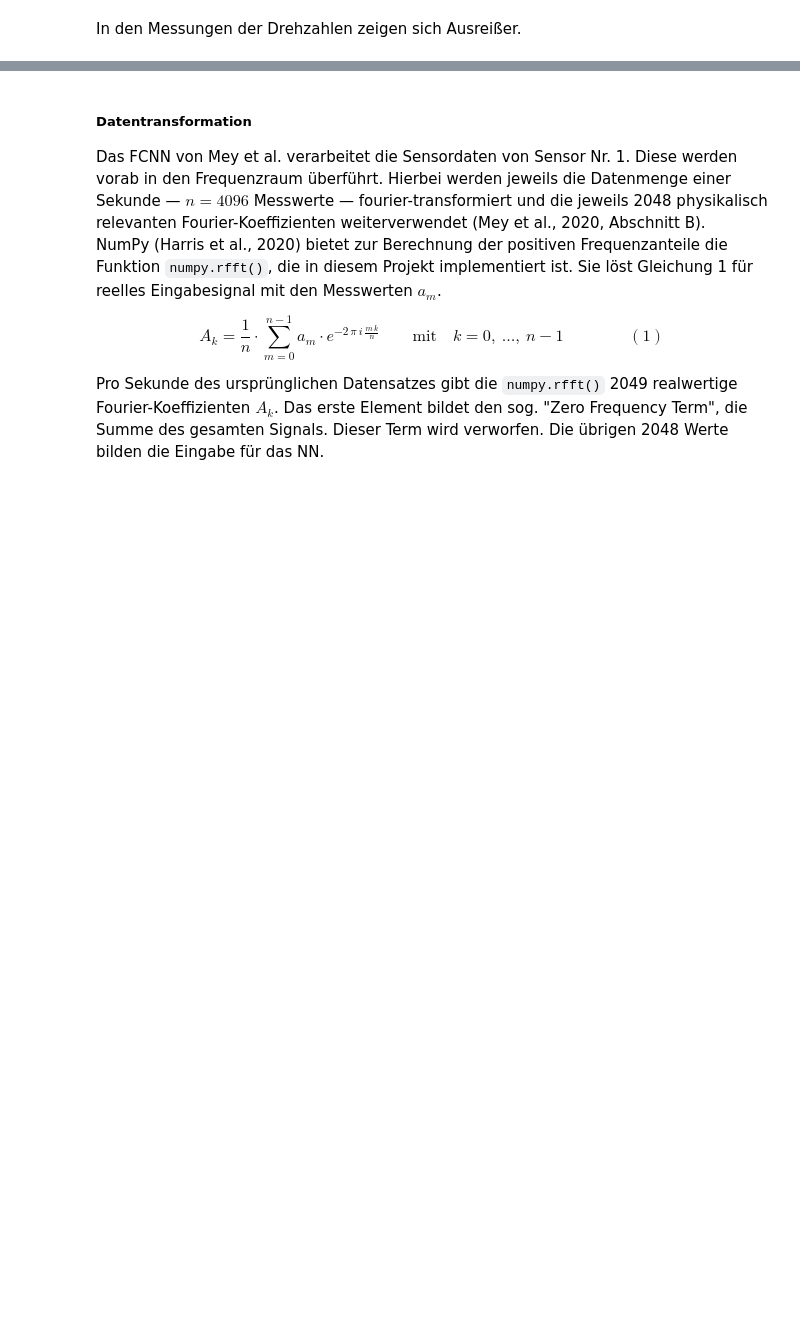
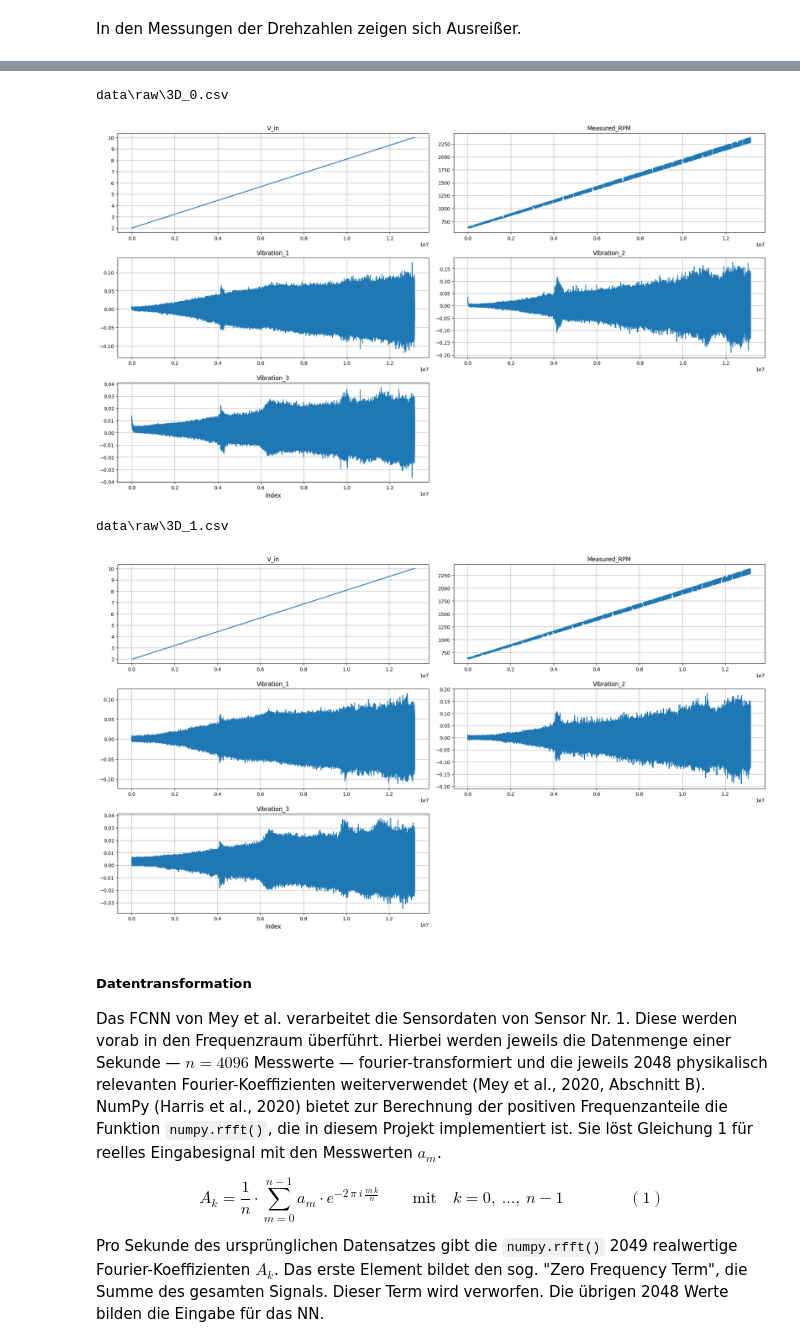
Before and after one commit to ninakuhlen/ai-gear-fault-detection, a Jupyter notebook: notebooks/fft_net_preprocessing.ipynb, the cells around one changed output, grey strips where cells are left out. Saved outputs shown, nothing was run; the diff lists cells and outputs as text; code cells hidden in the pictures; blank space fills up the shorter version.

Commit message:
added linear regression outlier removal

```diff
--- a/notebooks/fft_net_preprocessing.ipynb
+++ b/notebooks/fft_net_preprocessing.ipynb
@@ -109,7 +113,7 @@ if not TESTING:
             dataframe=dataset,
             threshold=0,
             column="V_in",
-            mode="le",
+            mode="eq",
             copy=False,
             reset_index=False,
         )
@@ -123,7 +127,7 @@ else:
         dataframe=test,
         threshold=0,
         column="V_in",
-        mode="le",
+        mode="eq",
         copy=False,
         reset_index=False,
     )
@@ -183,0 +194,25 @@ else:
+# %%
+if not TESTING:
+
+    for index, dataset in enumerate(measurement_cycles):
+        # calculate fft frequencies and magnitudes alongside the median rpms
+        clean_data = pre.clean_outliers(
+            dataframe=dataset,
+            column_name="Measured_RPM",
+            window_size=None,
+            std_multiplier=2,
+            discard=True,
+        )
+        measurement_cycles[index] = clean_data
+
+else:
+
+    for index, dataset in enumerate(test_measurement_cycles):
+        clean_data = pre.clean_outliers(
+            dataframe=dataset,
+            column_name="Measured_RPM",
+            window_size=None,
+            std_multiplier=3,
+            discard=True,
+        )
+        test_measurement_cycles[index] = clean_data
@@ -184,3 +228,24 @@ else:
+# %%
+if SHOW:
+    if not TESTING:
+
+        # visualize one random dataset for data validation
+        for dataset in measurement_cycles:
+            print(dataset.attrs["path"])
+            vis.plot_columns_as_subplots(dataset,
+                                        dataset.columns)
+
+
+    else:
+        for dataset in test_measurement_cycles:
+            # visualize the program testing set
+            print(dataset.attrs["path"])
+            vis.plot_columns_as_subplots(dataset, dataset.columns)
+# %% [output]
+data\raw\3D_0.csv
+[figure, added]
+data\raw\3D_1.csv
+[figure, added]
 # %% [markdown]
 ##### **Datentransformation**
 Das FCNN von Mey et al. verarbeitet die Sensordaten von Sensor Nr. 1. Diese werden vorab in den Frequenzraum überführt. Hierbei werden jeweils die Datenmenge einer Sekunde &mdash; $n=4096$ Messwerte &mdash; fourier-transformiert und die jeweils 2048 physikalisch relevanten Fourier-Koeffizienten weiterverwendet (Mey et al., 2020, Abschnitt B). <br>
```
Also changed, not shown: parts of 11 cells of this notebook, 1 other file.
